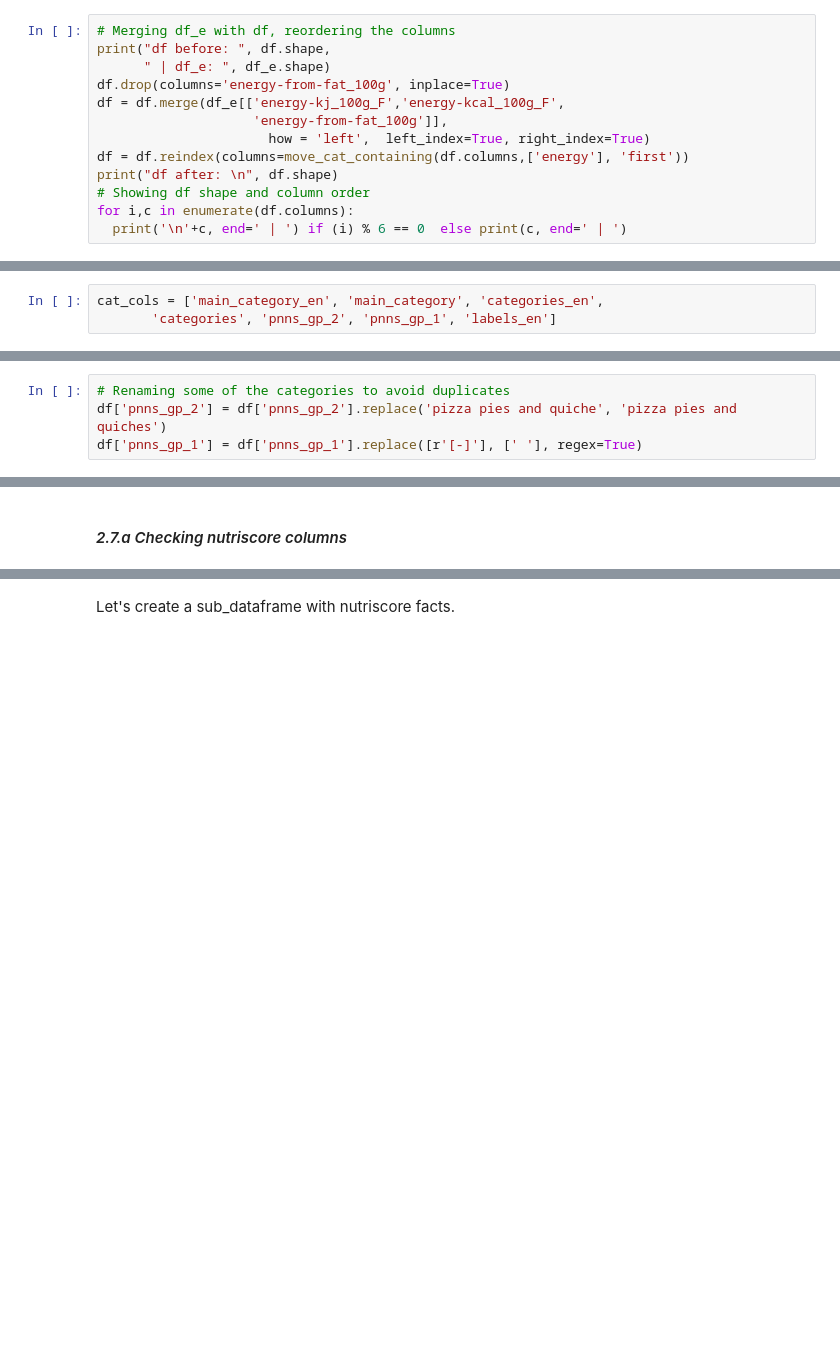
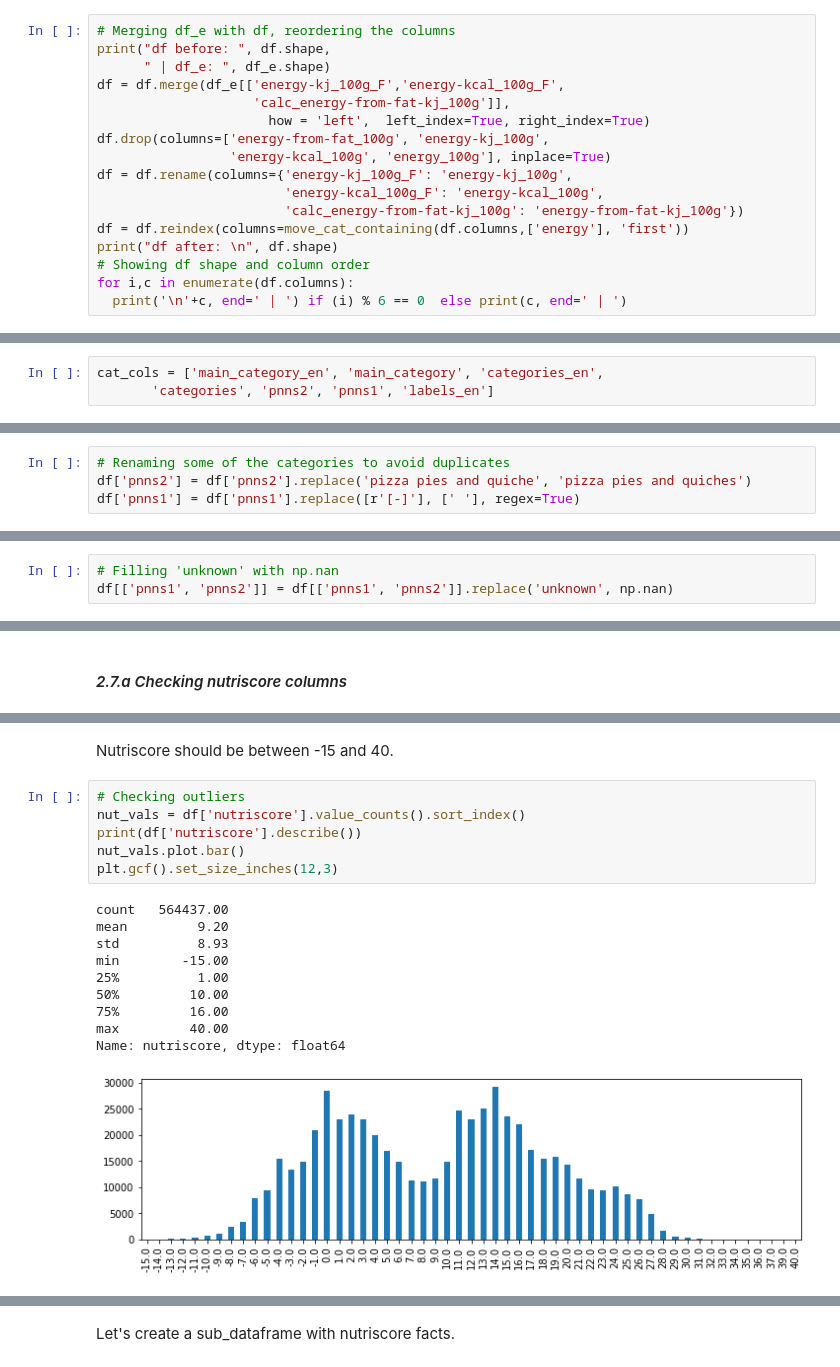
Before and after one commit to SmellyArmure/OC_DS_Project3, a Jupyter notebook: NOTEBOOKS/P3_Cleaning.ipynb, the cells around one changed output, grey strips where cells are left out. Cells and saved outputs as stored; diff of their text form; blank space fills up the shorter version.

```diff
--- a/NOTEBOOKS/P3_Cleaning.ipynb
+++ b/NOTEBOOKS/P3_Cleaning.ipynb
@@ -1362,10 +1383,14 @@ Let's now merge the new features in df.
 # Merging df_e with df, reordering the columns
 print("df before: ", df.shape,
       " | df_e: ", df_e.shape)
-df.drop(columns='energy-from-fat_100g', inplace=True)
 df = df.merge(df_e[['energy-kj_100g_F','energy-kcal_100g_F',
-                    'energy-from-fat_100g']],
+                    'calc_energy-from-fat-kj_100g']],
                       how = 'left',  left_index=True, right_index=True)
+df.drop(columns=['energy-from-fat_100g', 'energy-kj_100g',
+                 'energy-kcal_100g', 'energy_100g'], inplace=True)
+df = df.rename(columns={'energy-kj_100g_F': 'energy-kj_100g',
+                        'energy-kcal_100g_F': 'energy-kcal_100g',
+                        'calc_energy-from-fat-kj_100g': 'energy-from-fat-kj_100g'})
 df = df.reindex(columns=move_cat_containing(df.columns,['energy'], 'first'))
 print("df after: \n", df.shape)
 # Showing df shape and column order
@@ -1405,7 +1443,7 @@ Nutriscore formula is different for :
 Let's browse category columns to find a good indicator of these categories.
 # %%
 cat_cols = ['main_category_en', 'main_category', 'categories_en',
-       'categories', 'pnns_gp_2', 'pnns_gp_1', 'labels_en']
+       'categories', 'pnns2', 'pnns1', 'labels_en']
 # %%
 # Printing number of unique values of category columns
 for cat in cat_cols:
@@ -1433,5 +1471,5 @@ for cat in cat_cols:
     df[cat] = df[cat].str.lower()
 # %%
 # Renaming some of the categories to avoid duplicates
-df['pnns_gp_2'] = df['pnns_gp_2'].replace('pizza pies and quiche', 'pizza pies and quiches')
-df['pnns_gp_1'] = df['pnns_gp_1'].replace([r'[-]'], [' '], regex=True)
+df['pnns2'] = df['pnns2'].replace('pizza pies and quiche', 'pizza pies and quiches')
+df['pnns1'] = df['pnns1'].replace([r'[-]'], [' '], regex=True)
@@ -1437,0 +1491,3 @@ df['pnns_gp_1'] = df['pnns_gp_1'].replace([r'[-]'], [' '], regex=True)
+# %%
+# Filling 'unknown' with np.nan
+df[['pnns1', 'pnns2']] = df[['pnns1', 'pnns2']].replace('unknown', np.nan)
@@ -1583,0 +1649,19 @@ df after:  (1370040, 107)
+# %% [markdown]
+Nutriscore should be between -15 and 40.
+# %%
+# Checking outliers
+nut_vals = df['nutriscore'].value_counts().sort_index()
+print(df['nutriscore'].describe())
+nut_vals.plot.bar()
+plt.gcf().set_size_inches(12,3)
+# %% [output]
+count   564437.00
+mean         9.20
+std          8.93
+min        -15.00
+25%          1.00
+50%         10.00
+75%         16.00
+max         40.00
+Name: nutriscore, dtype: float64
+[figure, added]
```
Also changed, not shown: parts of 124 cells of this notebook, 15 other files.
